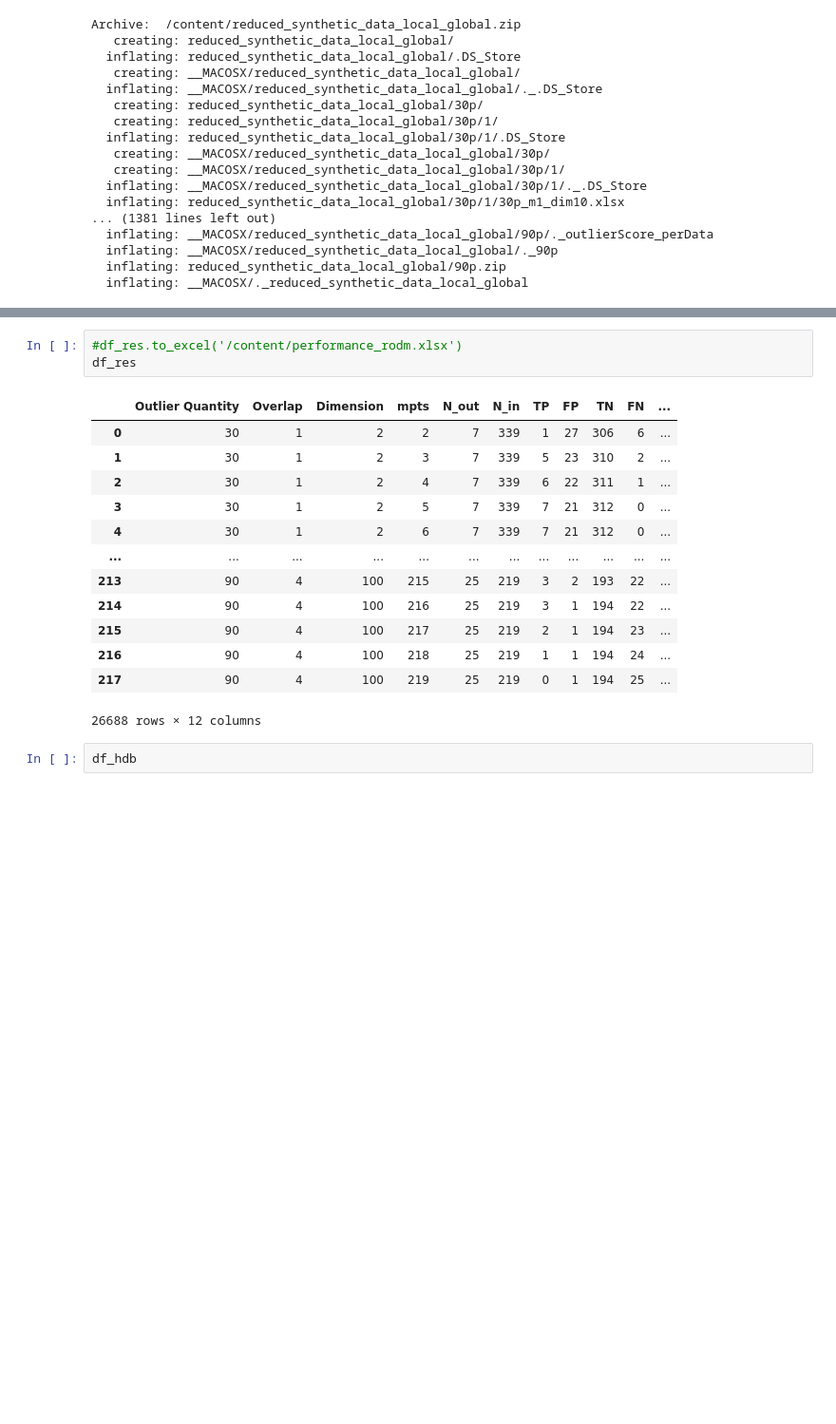
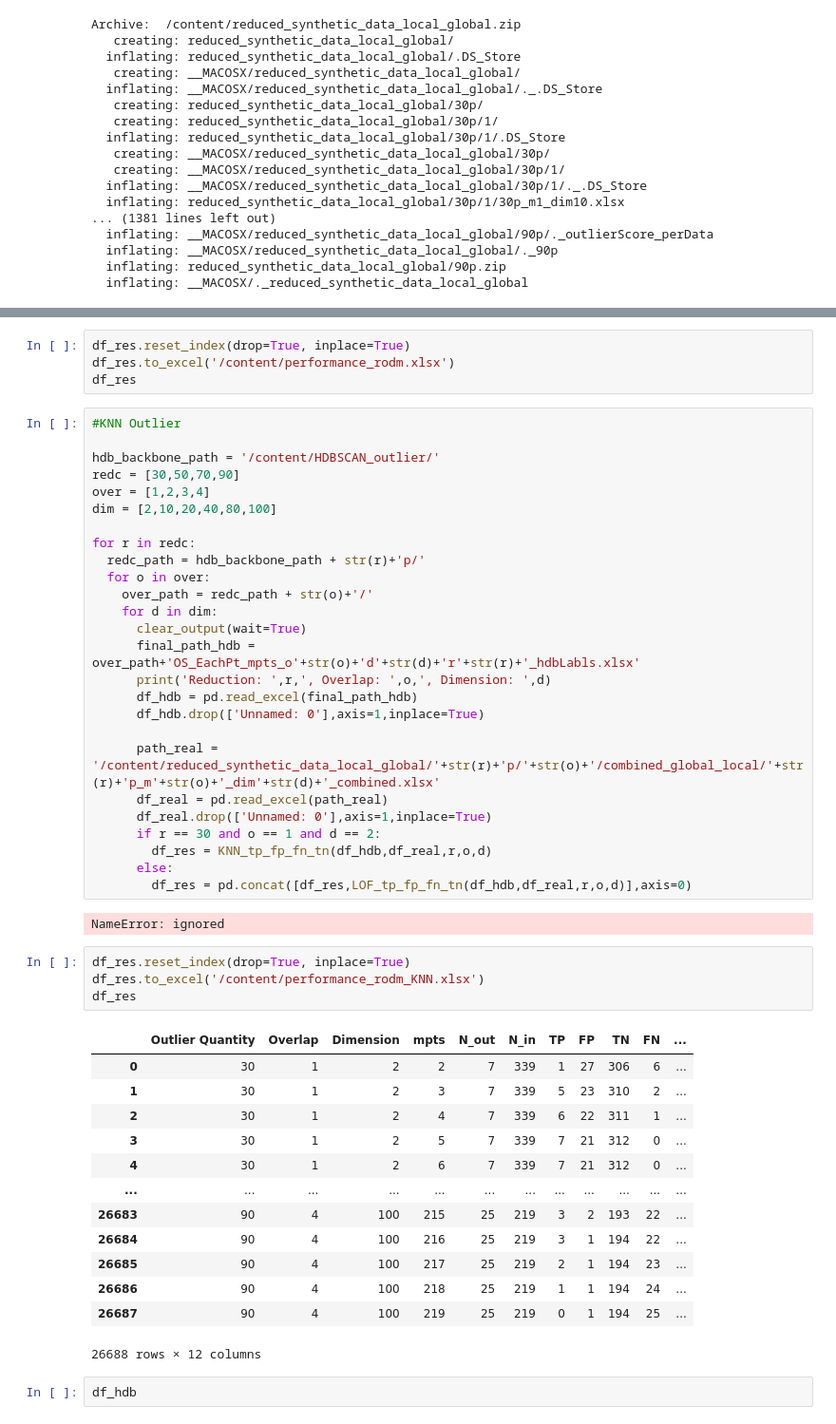
Before and after one commit to NeuralClassifier/HDBSCAN-OutlierDetect, a Jupyter notebook: HDBSCAN_optimalHierarchies.ipynb, the cells around one changed output, grey strips where cells are left out. Shown at 95% size. Cells and saved outputs as stored; diff of their text form; blank space fills up the shorter version.

```diff
--- a/HDBSCAN_optimalHierarchies.ipynb
+++ b/HDBSCAN_optimalHierarchies.ipynb
@@ -228,20 +278,53 @@ TP:  0  FP:  1  TN:  194  FN:  25
 # %%
-#df_res.to_excel('/content/performance_rodm.xlsx')
+df_res.reset_index(drop=True, inplace=True)
+df_res.to_excel('/content/performance_rodm.xlsx')
 df_res
-# %% [output]
-|  | Outlier Quantity | Overlap | Dimension | mpts | N_out | N_in | TP | FP | TN | FN | ... |
-| 0 | 30 | 1 | 2 | 2 | 7 | 339 | 1 | 27 | 306 | 6 | ... |
-| 1 | 30 | 1 | 2 | 3 | 7 | 339 | 5 | 23 | 310 | 2 | ... |
-| 2 | 30 | 1 | 2 | 4 | 7 | 339 | 6 | 22 | 311 | 1 | ... |
-| 3 | 30 | 1 | 2 | 5 | 7 | 339 | 7 | 21 | 312 | 0 | ... |
-| 4 | 30 | 1 | 2 | 6 | 7 | 339 | 7 | 21 | 312 | 0 | ... |
-| ... | ... | ... | ... | ... | ... | ... | ... | ... | ... | ... | ... |
-| 213 | 90 | 4 | 100 | 215 | 25 | 219 | 3 | 2 | 193 | 22 | ... |
-| 214 | 90 | 4 | 100 | 216 | 25 | 219 | 3 | 1 | 194 | 22 | ... |
-| 215 | 90 | 4 | 100 | 217 | 25 | 219 | 2 | 1 | 194 | 23 | ... |
-| 216 | 90 | 4 | 100 | 218 | 25 | 219 | 1 | 1 | 194 | 24 | ... |
-| 217 | 90 | 4 | 100 | 219 | 25 | 219 | 0 | 1 | 194 | 25 | ... |
-26688 rows × 12 columns
+# %%
+#KNN Outlier
+
+hdb_backbone_path = '/content/HDBSCAN_outlier/'
+redc = [30,50,70,90]
+over = [1,2,3,4]
+dim = [2,10,20,40,80,100]
+
+for r in redc:
+  redc_path = hdb_backbone_path + str(r)+'p/'
+  for o in over:
+    over_path = redc_path + str(o)+'/'
+    for d in dim:
+      clear_output(wait=True)
+      final_path_hdb = over_path+'OS_EachPt_mpts_o'+str(o)+'d'+str(d)+'r'+str(r)+'_hdbLabls.xlsx'
+      print('Reduction: ',r,', Overlap: ',o,', Dimension: ',d)
+      df_hdb = pd.read_excel(final_path_hdb)
+      df_hdb.drop(['Unnamed: 0'],axis=1,inplace=True)
+
+      path_real = '/content/reduced_synthetic_data_local_global/'+str(r)+'p/'+str(o)+'/combined_global_local/'+str(r)+'p_m'+str(o)+'_dim'+str(d)+'_combined.xlsx'
+      df_real = pd.read_excel(path_real)
+      df_real.drop(['Unnamed: 0'],axis=1,inplace=True)
+      if r == 30 and o == 1 and d == 2:
+        df_res = KNN_tp_fp_fn_tn(df_hdb,df_real,r,o,d)
+      else:
+        df_res = pd.concat([df_res,LOF_tp_fp_fn_tn(df_hdb,df_real,r,o,d)],axis=0)
+# %% [output]
+NameError: ignored
+# %%
+df_res.reset_index(drop=True, inplace=True)
+df_res.to_excel('/content/performance_rodm_KNN.xlsx')
+df_res
+# %% [output]
+|  | Outlier Quantity | Overlap | Dimension | mpts | N_out | N_in | TP | FP | TN | FN | ... |
+| 0 | 30 | 1 | 2 | 2 | 7 | 339 | 1 | 27 | 306 | 6 | ... |
+| 1 | 30 | 1 | 2 | 3 | 7 | 339 | 5 | 23 | 310 | 2 | ... |
+| 2 | 30 | 1 | 2 | 4 | 7 | 339 | 6 | 22 | 311 | 1 | ... |
+| 3 | 30 | 1 | 2 | 5 | 7 | 339 | 7 | 21 | 312 | 0 | ... |
+| 4 | 30 | 1 | 2 | 6 | 7 | 339 | 7 | 21 | 312 | 0 | ... |
+| ... | ... | ... | ... | ... | ... | ... | ... | ... | ... | ... | ... |
+| 26683 | 90 | 4 | 100 | 215 | 25 | 219 | 3 | 2 | 193 | 22 | ... |
+| 26684 | 90 | 4 | 100 | 216 | 25 | 219 | 3 | 1 | 194 | 22 | ... |
+| 26685 | 90 | 4 | 100 | 217 | 25 | 219 | 2 | 1 | 194 | 23 | ... |
+| 26686 | 90 | 4 | 100 | 218 | 25 | 219 | 1 | 1 | 194 | 24 | ... |
+| 26687 | 90 | 4 | 100 | 219 | 25 | 219 | 0 | 1 | 194 | 25 | ... |
+26688 rows × 12 columns
 # %%
 df_hdb
 # %% [output]
```
Also changed, not shown: parts of 2 cells of this notebook.
